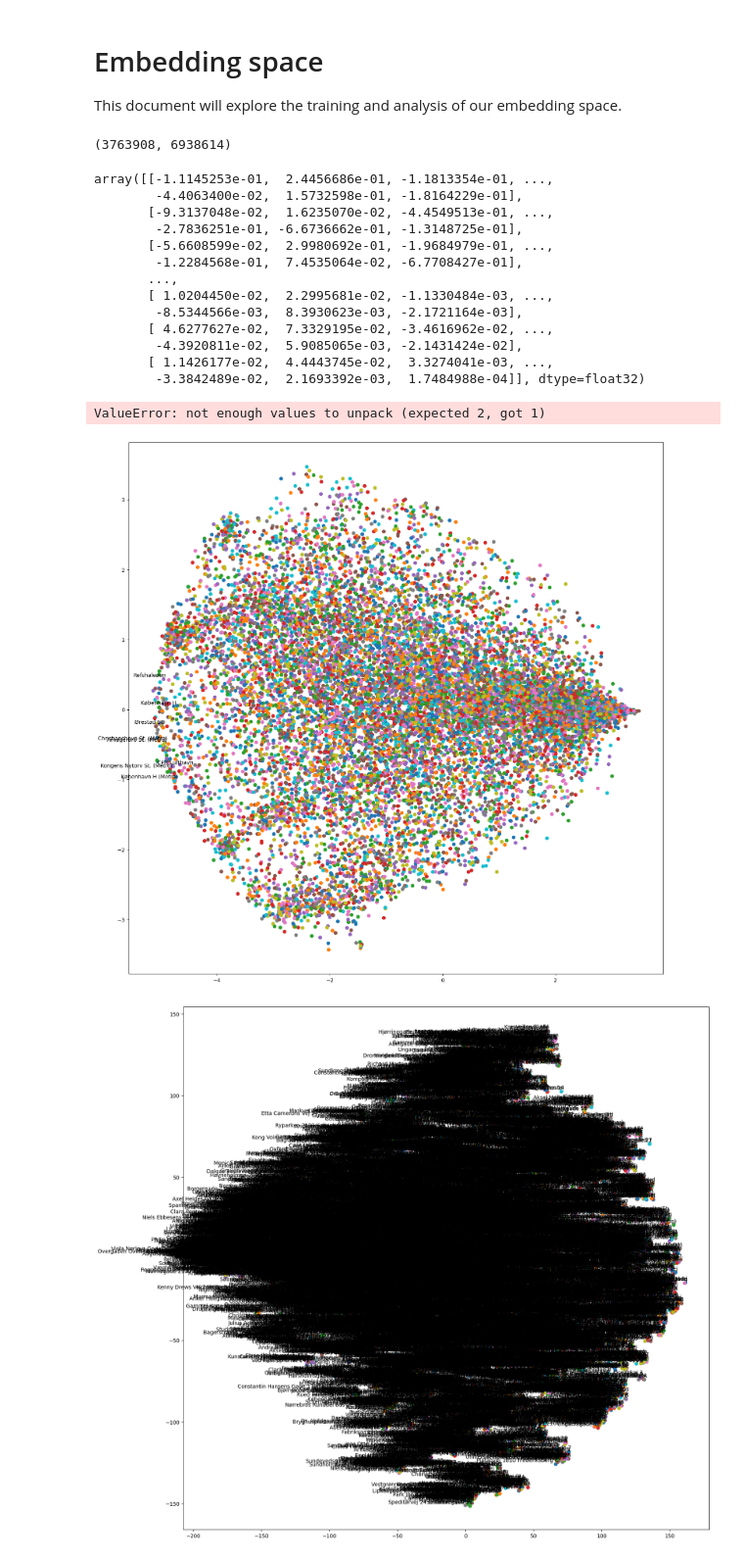
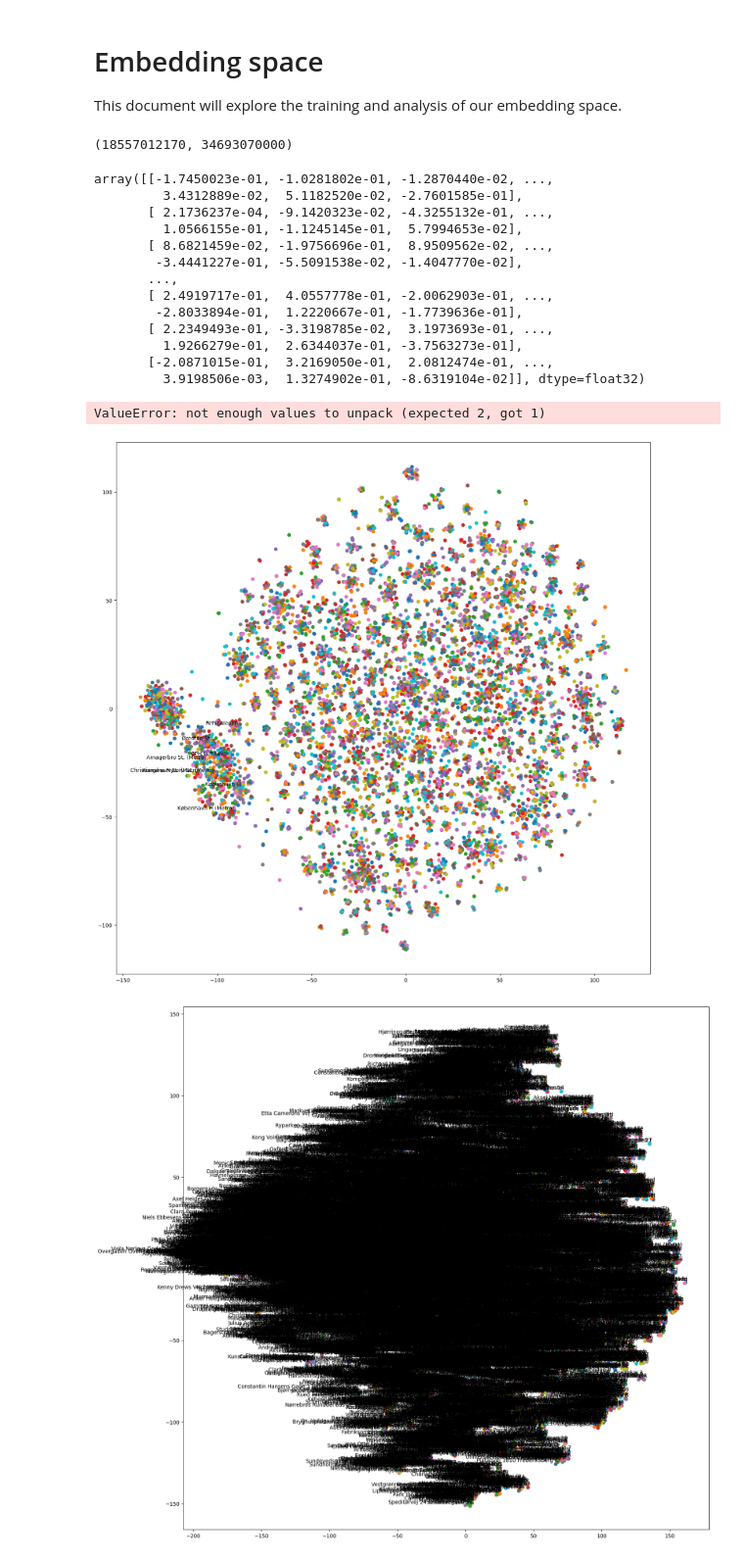
Before and after one commit to monicahardt/BachelorProject, a Jupyter notebook: Notebooks/Embedding_space.ipynb, the cells around one changed output. Shown at 98% size. Saved outputs shown, nothing was run; the diff lists cells and outputs as text; code cells hidden in the pictures.

```diff
--- a/Notebooks/Embedding_space.ipynb
+++ b/Notebooks/Embedding_space.ipynb
@@ -32,25 +32,25 @@ model = Word2Vec(sentences=sequences,   # This is the data that we wish to creat
                  )
 
 model.build_vocab(sequences)
-model.train(sequences, total_examples=model.corpus_count, epochs=1)
+model.train(sequences, total_examples=model.corpus_count, epochs=5000)
 # %% [output]
-(3763908, 6938614)
+(18557012170, 34693070000)
 # %%
 model.wv.vectors
 # %% [output]
-array([[-1.1145253e-01,  2.4456686e-01, -1.1813354e-01, ...,
-        -4.4063400e-02,  1.5732598e-01, -1.8164229e-01],
-       [-9.3137048e-02,  1.6235070e-02, -4.4549513e-01, ...,
-        -2.7836251e-01, -6.6736662e-01, -1.3148725e-01],
-       [-5.6608599e-02,  2.9980692e-01, -1.9684979e-01, ...,
-        -1.2284568e-01,  7.4535064e-02, -6.7708427e-01],
+array([[-1.7450023e-01, -1.0281802e-01, -1.2870440e-02, ...,
+         3.4312889e-02,  5.1182520e-02, -2.7601585e-01],
+       [ 2.1736237e-04, -9.1420323e-02, -4.3255132e-01, ...,
+         1.0566155e-01, -1.1245145e-01,  5.7994653e-02],
+       [ 8.6821459e-02, -1.9756696e-01,  8.9509562e-02, ...,
+        -3.4441227e-01, -5.5091538e-02, -1.4047770e-02],
        ...,
-       [ 1.0204450e-02,  2.2995681e-02, -1.1330484e-03, ...,
-        -8.5344566e-03,  8.3930623e-03, -2.1721164e-03],
-       [ 4.6277627e-02,  7.3329195e-02, -3.4616962e-02, ...,
-        -4.3920811e-02,  5.9085065e-03, -2.1431424e-02],
-       [ 1.1426177e-02,  4.4443745e-02,  3.3274041e-03, ...,
-        -3.3842489e-02,  2.1693392e-03,  1.7484988e-04]], dtype=float32)
+       [ 2.4919717e-01,  4.0557778e-01, -2.0062903e-01, ...,
+        -2.8033894e-01,  1.2220667e-01, -1.7739636e-01],
+       [ 2.2349493e-01, -3.3198785e-02,  3.1973693e-01, ...,
+         1.9266279e-01,  2.6344037e-01, -3.7563273e-01],
+       [-2.0871015e-01,  3.2169050e-01,  2.0812474e-01, ...,
+         3.9198506e-03,  1.3274902e-01, -8.6319104e-02]], dtype=float32)
 # %%
 embeddings_matrix = model.wv['København H']
 
@@ -79,3 +81,5 @@ plt.show()
+# %%
+model = Word2Vec.load('word2vec_epoch_1000.model')
 # %%
 from matplotlib import pyplot as plt
 
@@ -88,35 +92,35 @@ def tsne_plot(model):
 
     for word in model.wv.index_to_key:
         tokens.append(model.wv[word])
         if word in top_10:
             labels.append(word)
         else:
             labels.append(None)
 
-    tsne_model = TSNE(perplexity=5000, n_components=2, init='pca', n_iter=2500, random_state=23)
+    tsne_model = TSNE(perplexity=5, n_components=2, init='pca', n_iter=2500, random_state=23)
     new_values = tsne_model.fit_transform(np.array(tokens))
 
     x = []
     y = []
     for value in new_values:
         x.append(value[0])
         y.append(value[1])
 
     plt.figure(figsize=(18, 18))
     for i in range(len(x)):
         plt.scatter(x[i],y[i])
         if labels[i] in top_10:
             plt.annotate(labels[i],
                         xy=(x[i], y[i]),
                         xytext=(5, 2),
                         textcoords='offset points',
                         ha='right',
                         va='bottom')
     plt.show()
 
 tsne_plot(model)
 # %% [output]
-[figure, old version]
+[figure, new version]
 # %%
 def tsne_plot_plex_10(model):
     "Create TSNE model and plot it"
```
Also changed, not shown: parts of 1 cell of this notebook, 6 other files.
